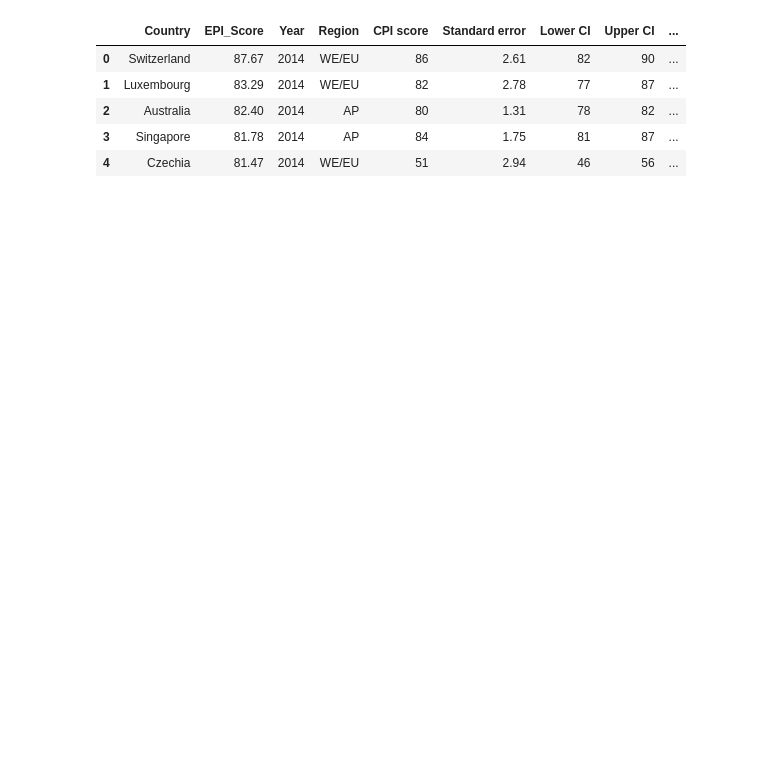
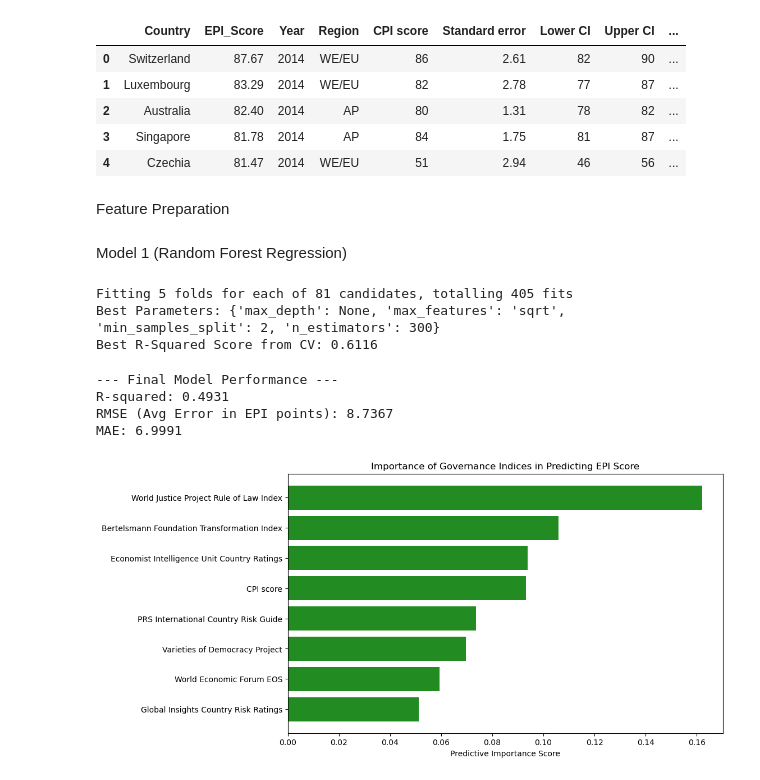
Before and after one commit to p-hall1904/Final-Project, a Jupyter notebook: Final project code.ipynb, the cells around one changed output. Drawn from its saved outputs; the diff is of its cells as text; code cells hidden in the pictures; blank space fills up the shorter version.

Commit message:
Model 1 completed

```diff
--- a/Final project code.ipynb
+++ b/Final project code.ipynb
@@ -316,3 +322,5 @@ final_df.head()
 | 2 | Australia | 82.40 | 2014 | AP | 80 | 1.31 | 78 | 82 | ... |
 | 3 | Singapore | 81.78 | 2014 | AP | 84 | 1.75 | 81 | 87 | ... |
 | 4 | Czechia | 81.47 | 2014 | WE/EU | 51 | 2.94 | 46 | 56 | ... |
+# %% [markdown]
+Feature Preparation
@@ -318,0 +360,73 @@ final_df.head()
+# %% [markdown]
+Model 1 (Random Forest Regression)
+# %%
+# Grid Search for optimized hyperparameter tuning
+
+# We define specific values we want the model to test
+param_grid = {
+    'n_estimators': [100, 300, 500],        # Number of trees
+    'max_depth': [10, 20, None],           # Limits how complex each tree gets
+    'min_samples_split': [2, 5, 10],       # Minimum data points needed to make a split
+    'max_features': ['sqrt', 'log2', None] # Number of features to consider at each split
+}
+
+# Start grid search with five crossfolds
+grid_search = GridSearchCV(
+    estimator=RandomForestRegressor(random_state=42),
+    param_grid=param_grid,
+    cv=5,
+    scoring='r2',
+    n_jobs=-1,
+    verbose=1
+)
+
+# Fit the model and compare results
+grid_search.fit(X_train, y_train)
+
+print(f"Best Parameters: {grid_search.best_params_}")
+print(f"Best R-Squared Score from CV: {grid_search.best_score_:.4f}")
+
+best_model = grid_search.best_estimator_
+y_pred = best_model.predict(X_test)
+# %% [output]
+Fitting 5 folds for each of 81 candidates, totalling 405 fits
+Best Parameters: {'max_depth': None, 'max_features': 'sqrt', 'min_samples_split': 2, 'n_estimators': 300}
+Best R-Squared Score from CV: 0.6116
+# %%
+# Model performance metrics based on the best parameters found in previous cell
+r2 = r2_score(y_test, y_pred)
+rmse = np.sqrt(mean_squared_error(y_test, y_pred))
+mae = mean_absolute_error(y_test, y_pred)
+
+print(f"--- Final Model Performance ---")
+print(f"R-squared: {r2:.4f}")
+print(f"RMSE (Avg Error in EPI points): {rmse:.4f}")
+print(f"MAE: {mae:.4f}")
+# %% [output]
+--- Final Model Performance ---
+R-squared: 0.4931
+RMSE (Avg Error in EPI points): 8.7367
+MAE: 6.9991
+# %%
+# Feature importance visualization
+importances = best_model.feature_importances_
+feature_names = X_train.columns
+
+importance_df = pd.DataFrame({'Index': feature_names, 'Importance': importances})
+
+# Seperate for only governance scores
+gov_indices = [
+    'CPI score', 'Bertelsmann Foundation Transformation Index',
+    'Economist Intelligence Unit Country Ratings', 'Global Insights Country Risk Ratings',
+    'PRS International Country Risk Guide', 'Varieties of Democracy Project',
+    'World Economic Forum EOS', 'World Justice Project Rule of Law Index'
+]
+index_ranking = importance_df[importance_df['Index'].isin(gov_indices)].sort_values(by='Importance', ascending=True)
+
+plt.figure(figsize=(10, 6))
+plt.barh(index_ranking['Index'], index_ranking['Importance'], color='forestgreen')
+plt.title("Importance of Governance Indices in Predicting EPI Score")
+plt.xlabel("Predictive Importance Score")
+plt.show()
+# %% [output]
+[figure, added]
```
Also changed, not shown: parts of 2 cells of this notebook.
